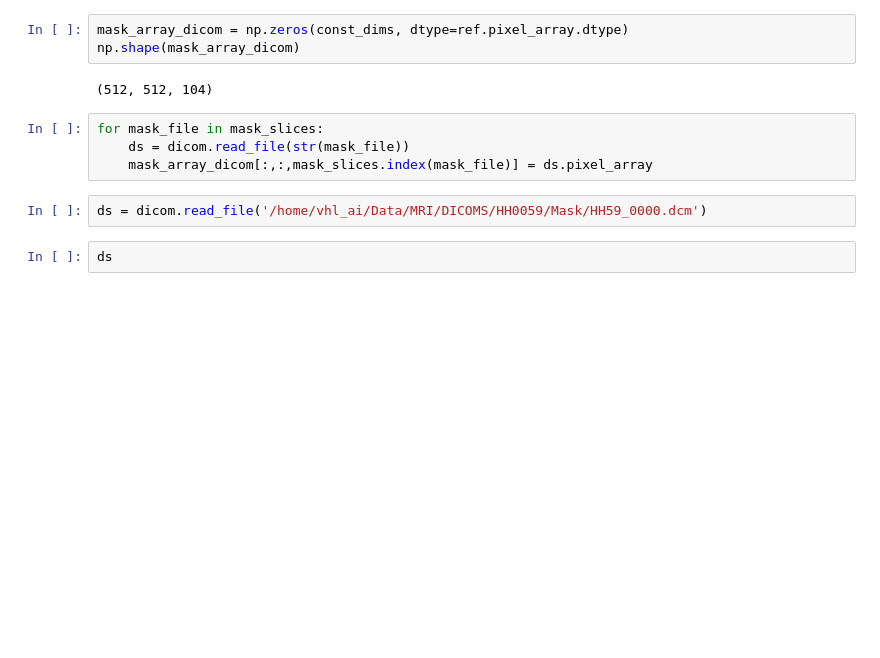
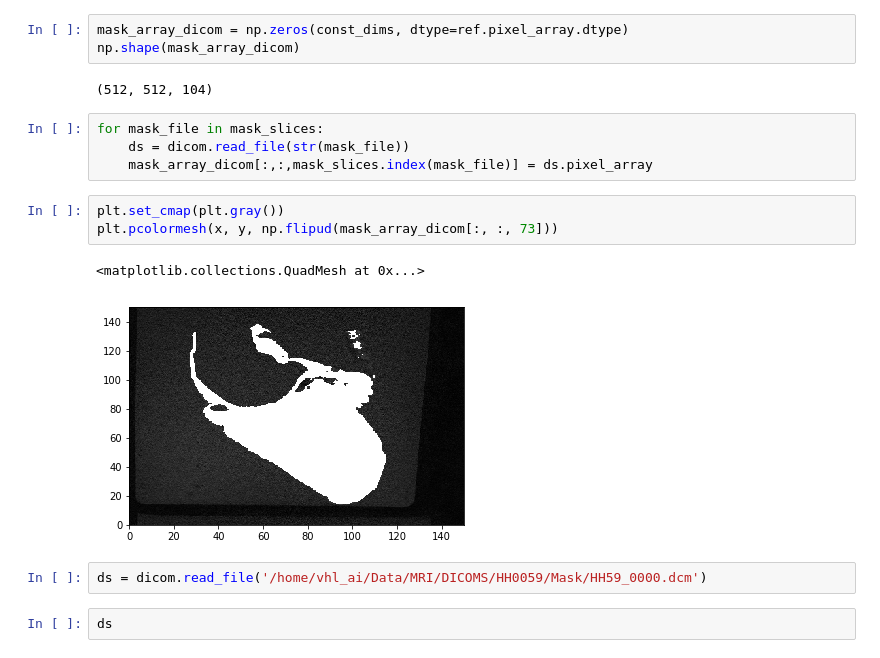
Before and after one commit to alexdeakyne/MRI_Seg, a Jupyter notebook: MRI_Data.ipynb, the cells around one changed output. Drawn from its saved outputs; the diff is of its cells as text; blank space fills up the shorter version.

Commit message:
updated masks

```diff
--- a/MRI_Data.ipynb
+++ b/MRI_Data.ipynb
@@ -119,6 +117,12 @@ np.shape(mask_array_dicom)
 for mask_file in mask_slices:
     ds = dicom.read_file(str(mask_file))
     mask_array_dicom[:,:,mask_slices.index(mask_file)] = ds.pixel_array
+# %%
+plt.set_cmap(plt.gray())
+plt.pcolormesh(x, y, np.flipud(mask_array_dicom[:, :, 73]))
+# %% [output]
+<matplotlib.collections.QuadMesh at 0x...>
+[figure, added]
 # %%
 ds = dicom.read_file('/home/vhl_ai/Data/MRI/DICOMS/HH0059/Mask/HH59_0000.dcm')
 # %%
```
Also changed, not shown: parts of 1 cell of this notebook.
